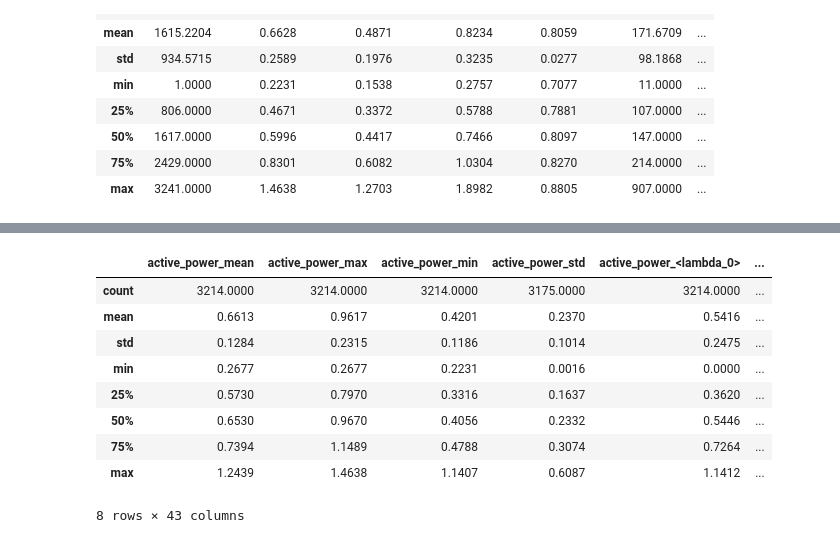
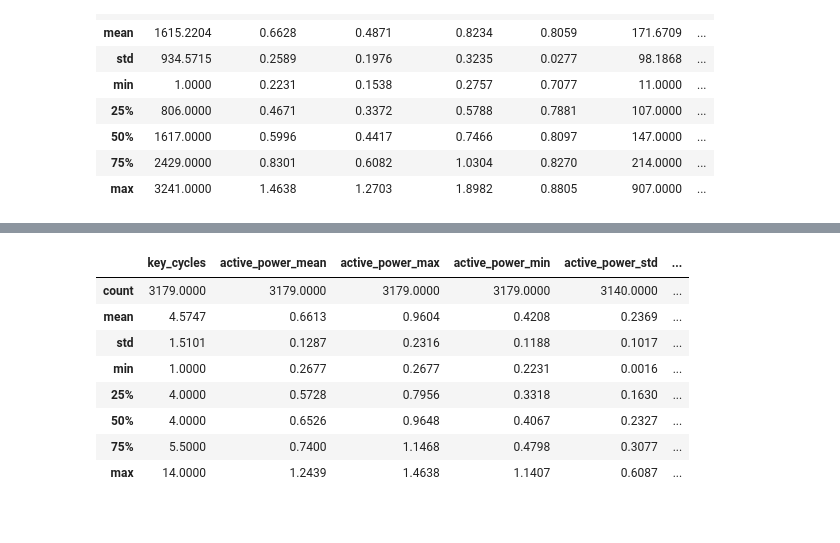
Before and after one commit to EPrutskoy/EPrutskoy, a Jupyter notebook: steel_temp_prediction/1d4c36b2-5168-4ae1-b314-a56a8d5214b9.ipynb, the cells around one changed output, grey strips where cells are left out. Cells and saved outputs as stored; diff of their text form; code cells hidden in the pictures.

```diff
--- a/steel_temp_prediction/1d4c36b2-5168-4ae1-b314-a56a8d5214b9.ipynb
+++ b/steel_temp_prediction/1d4c36b2-5168-4ae1-b314-a56a8d5214b9.ipynb
@@ -209,6 +209,8 @@ from sqlalchemy.ext.compiler import compiles
 from sqlalchemy import MetaData, Table
 
 from sklearn.linear_model import LinearRegression
+
+pd.set_option('display.max_columns', None)
 pd.options.display.float_format = '{:.4f}'.format
 # %% [markdown]
 ### Инциализация констант, настройка окружения
@@ -977,22 +984,49 @@ data_arc_test = data_arc.copy()
 # %%
-aggregated_data = data_arc.groupby('key').agg({
-    'active_power': ['mean',
+agg_arc = data_arc.groupby('key').agg({
+  'key' :  [('cycles', 'count')],
+  'start_heating_arc': [('min')],
+  'end_heating_arc': [('max')],
+  'active_power': ['mean',
                      'max',
                      'min',
                      'std',
                      lambda x: x.max() - x.min()],
-  'reactive_power': ['max', 'min'],
-  'apparent_power': ['mean', 'max', 'min', 'std', lambda x: x.max() - x.min()],
-  'power_factor': ['mean', 'max', 'min', 'std', lambda x: x.max() - x.min()],
-  'heating_duration': ['mean', 'max', 'min', 'std', lambda x: x.max() - x.min()],
-  'energy_consumed': ['sum', 'mean', 'max', 'min', 'std', lambda x: x.max() - x.min()],
-  'power_diff': ['mean', 'max', 'min', 'std', lambda x: x.max() - x.min()],
-  'heating_duration_diff': ['mean', 'max', 'min', 'std', lambda x: x.max() - x.min()],
-  'power_change': ['mean', 'max', 'min', 'std', lambda x: x.max() - x.min()]
-})
 
-# Переименуем столбцы для удобства
-aggregated_data.columns = ['_'.join(col) if isinstance(col, tuple) else col for col in aggregated_data.columns]
+  'reactive_power': ['mean'],
 
-data_info(aggregated_data, 'Данные об агрегированных данных о подаче электричества')
+  'apparent_power': ['mean',
+                     'max',
+                     'min',
+                     'std',
+                     lambda x: x.max() - x.min()],
+
+  'power_factor': ['mean'],
+
+  'heating_duration': ['sum',
+                       'std'],
+
+  'energy_consumed': ['sum',
+                      'std'],
+
+  'power_diff': ['mean'],
+
+  'heating_duration_diff': ['mean'],
+
+  'power_change': ['mean',
+                   'max',
+                   'min'] })
+
+agg_arc = agg_arc.round(8)
+
+
+# Переименование столбцов в одну логику
+agg_arc.columns = [
+    '_'.join(col).replace('<lambda_0>', 'range')
+    if isinstance(col, tuple) else col.replace('<lambda_0>', 'range')
+    for col in agg_arc.columns
+]
+
+agg_arc.columns = [col.replace('<lambda_0>', 'range') for col in agg_arc.columns]
+# agg_arc.loc[agg_arc['heating_duration_sum'] < 1700]
+data_info(agg_arc.loc[agg_arc['heating_duration_sum'] < 1700], 'Агрегированные данные о подаче электричества')
 # %% [output]
@@ -1025,10 +1058,9 @@ memory usage: 1.1 MB
-|  | active_power_mean | active_power_max | active_power_min | active_power_std | active_power_<lambda_0> | ... |
-| count | 3214.0000 | 3214.0000 | 3214.0000 | 3175.0000 | 3214.0000 | ... |
-| mean | 0.6613 | 0.9617 | 0.4201 | 0.2370 | 0.5416 | ... |
-| std | 0.1284 | 0.2315 | 0.1186 | 0.1014 | 0.2475 | ... |
-| min | 0.2677 | 0.2677 | 0.2231 | 0.0016 | 0.0000 | ... |
-| 25% | 0.5730 | 0.7970 | 0.3316 | 0.1637 | 0.3620 | ... |
-| 50% | 0.6530 | 0.9670 | 0.4056 | 0.2332 | 0.5446 | ... |
-| 75% | 0.7394 | 1.1489 | 0.4788 | 0.3074 | 0.7264 | ... |
-| max | 1.2439 | 1.4638 | 1.1407 | 0.6087 | 1.1412 | ... |
+|  | key_cycles | active_power_mean | active_power_max | active_power_min | active_power_std | ... |
+| count | 3179.0000 | 3179.0000 | 3179.0000 | 3179.0000 | 3140.0000 | ... |
+| mean | 4.5747 | 0.6613 | 0.9604 | 0.4208 | 0.2369 | ... |
+| std | 1.5101 | 0.1287 | 0.2316 | 0.1188 | 0.1017 | ... |
+| min | 1.0000 | 0.2677 | 0.2677 | 0.2231 | 0.0016 | ... |
+| 25% | 4.0000 | 0.5728 | 0.7956 | 0.3318 | 0.1630 | ... |
+| 50% | 4.0000 | 0.6526 | 0.9648 | 0.4067 | 0.2327 | ... |
+| 75% | 5.5000 | 0.7400 | 1.1468 | 0.4798 | 0.3077 | ... |
+| max | 14.0000 | 1.2439 | 1.4638 | 1.1407 | 0.6087 | ... |
-8 rows × 43 columns
```
Also changed, not shown: parts of 27 cells of this notebook, 1 other file.
